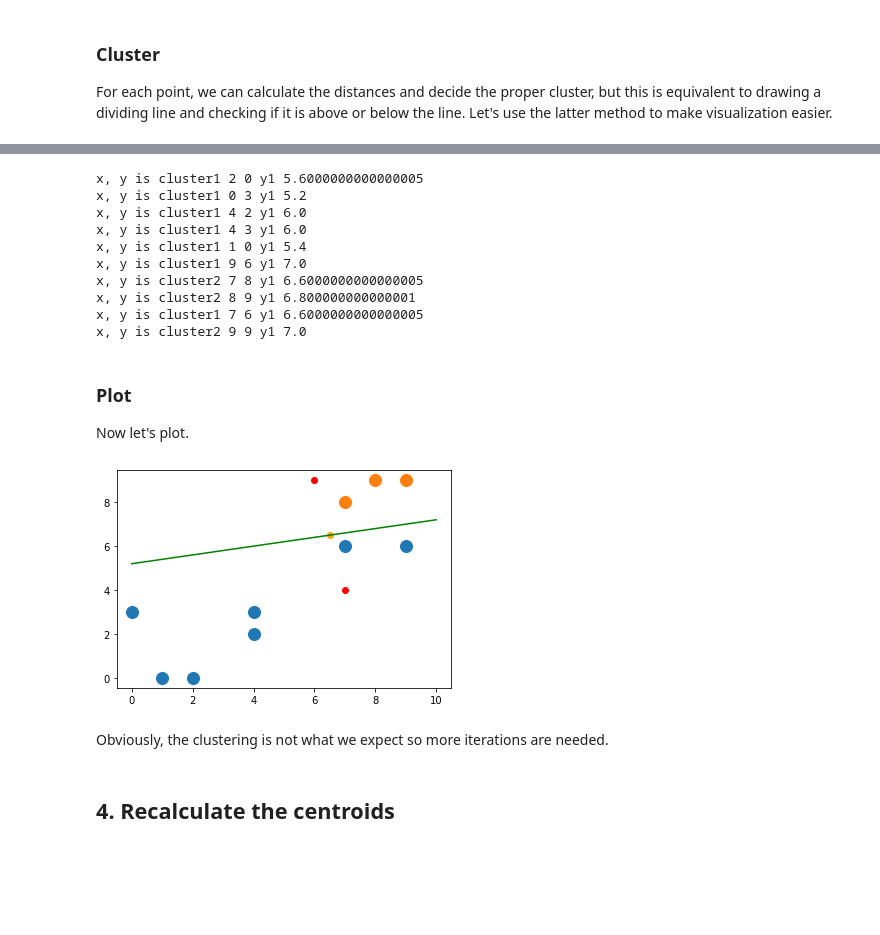
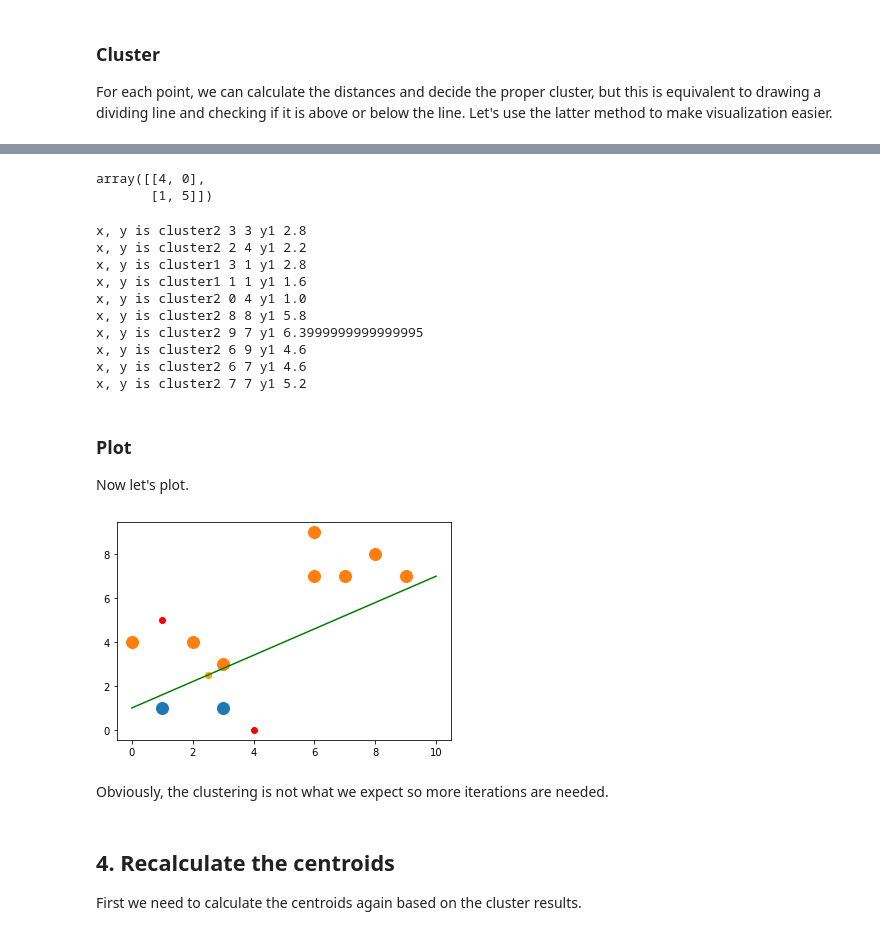
Before and after one commit to changsin/AI, a Jupyter notebook: 08.9.k_means_clustering_from_scratch.ipynb, the cells around one changed output, grey strips where cells are left out. Cells and saved outputs as stored; diff of their text form; code cells hidden in the pictures; blank space fills up the shorter version.

```diff
--- a/08.9.k_means_clustering_from_scratch.ipynb
+++ b/08.9.k_means_clustering_from_scratch.ipynb
@@ -96,7 +100,9 @@ def get_slope(pt1, pt2):
   if denominator != 0:
     return float(numerator/denominator)
 
-  return 0
+  # this can happen when there is no y-change: i.e., a constant vertical line
+  print("divide by zero error {} {}".format(pt1, pt2))
+  return pt1[0]
 
 def get_y_int(pt, m):
   """
@@ -115,3 +121,7 @@ def calc_dividing_line(pt1, pt2):
   b = get_y_int(mid, m)
 
   return m, b
+# %%
+a = [3, 5, 2, 1]
+b = [5, 3, 1, 2]
+a.sort() == b.sort()
@@ -135,8 +147,9 @@ def cluster_two(points, m, b):
       cluster2.append(pt)
 
   clusters = dict()
-  clusters[0] = np.array(cluster1)
-  clusters[1] = np.array(cluster2)
+  # sort the points array first by x-value then y-value
+  clusters[0] = np.array(sorted(cluster1, key=lambda k: [k[0], k[1]]))
+  clusters[1] = np.array(sorted(cluster2, key=lambda k: [k[0], k[1]]))
 
   return clusters
 # %%
@@ -155,16 +183,21 @@ For each point, we can calculate the distances and decide the proper cluster, bu
+# %%
+centroids
+# %% [output]
+array([[4, 0],
+       [1, 5]])
 # %%
 clusters, m, b = cluster_with_centroids(data, centroids)
 # %% [output]
-x, y is cluster1 2 0 y1 5.6000000000000005
-x, y is cluster1 0 3 y1 5.2
-x, y is cluster1 4 2 y1 6.0
-x, y is cluster1 4 3 y1 6.0
-x, y is cluster1 1 0 y1 5.4
-x, y is cluster1 9 6 y1 7.0
-x, y is cluster2 7 8 y1 6.6000000000000005
-x, y is cluster2 8 9 y1 6.800000000000001
-x, y is cluster1 7 6 y1 6.6000000000000005
-x, y is cluster2 9 9 y1 7.0
+x, y is cluster2 3 3 y1 2.8
+x, y is cluster2 2 4 y1 2.2
+x, y is cluster1 3 1 y1 2.8
+x, y is cluster1 1 1 y1 1.6
+x, y is cluster2 0 4 y1 1.0
+x, y is cluster2 8 8 y1 5.8
+x, y is cluster2 9 7 y1 6.3999999999999995
+x, y is cluster2 6 9 y1 4.6
+x, y is cluster2 6 7 y1 4.6
+x, y is cluster2 7 7 y1 5.2
 # %% [markdown]
 ### Plot
 Now let's plot.
@@ -179,7 +212,7 @@ def plot_data(data, ax=None, label='+'):
 
   return ax
 # %%
-def plot_clusters_with_line(clusters, centroids, x1, y1):
+def plot_clusters_with_line(clusters, centroids, x1, m, b):
   fig, ax = plt.subplots()
   for id, cluster in clusters.items():
     ax = plot_data(cluster, ax=ax)
@@ -190,15 +223,17 @@ def plot_clusters_with_line(clusters, centroids, x1, y1):
 
   ax.scatter(mid[0], mid[1], color='orange')
 
+  y1 = m*x1 + b
   ax.plot(x1, y1, 'g', label='y=wx+b')
 # %%
-plot_clusters_with_line(clusters, centroids, x1, y1)
+plot_clusters_with_line(clusters, centroids, x1, m, b)
 # %% [output]
-[figure, old version]
+[figure, new version]
 # %% [markdown]
 Obviously, the clustering is not what we expect so more iterations are needed.
-# %% [markdown]
-## 4. Recalculate the centroids
+# %% [markdown]
+## 4. Recalculate the centroids
+First we need to calculate the centroids again based on the cluster results.
 # %%
 def calculate_centroids(clusters):
   """
```
Also changed, not shown: parts of 43 cells of this notebook.
